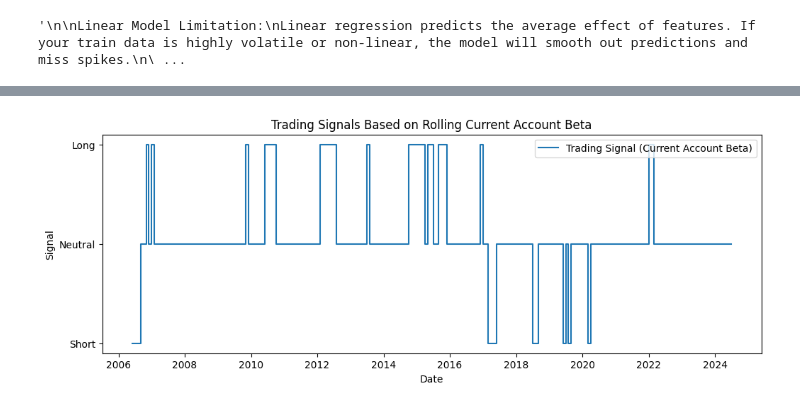
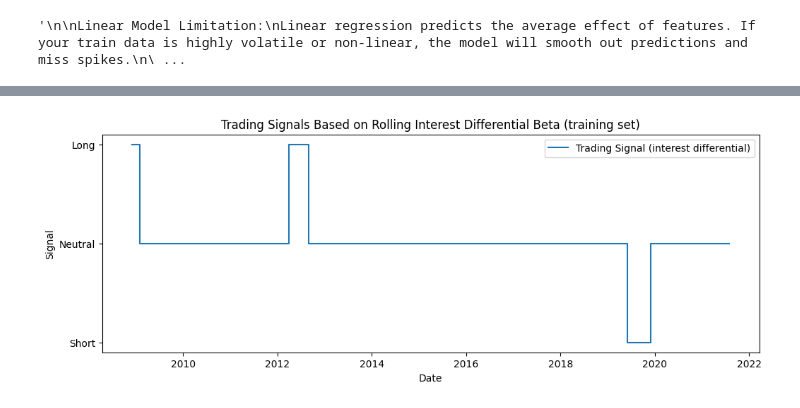
Before and after one commit to Adnan-Anwar-Data-enthusiast/Currency-speculation, a Jupyter notebook: 3. Modelling.ipynb, the cells around one changed output, grey strips where cells are left out. Cells and saved outputs as stored; diff of their text form; code cells hidden in the pictures.

Commit message:
threshold signals in  |0.1|

```diff
--- a/3. Modelling.ipynb
+++ b/3. Modelling.ipynb
@@ -87,7 +87,7 @@ swaps_df first date: 2006-01
 swaps_df last date: 2025-07
 # %%
 #lets create a function to divide the dataframe into train and test sets, based on the date
-def train_test_split_by_date(df, date_column, test_size=0.05):
+def train_test_split_by_date(df, date_column, test_size=0.2):
     """
     Splits the dataframe into train and test sets based on the date.
 
@@ -351,9 +351,10 @@ Notes:
 # %%
+#training betas
 import statsmodels.api as sm
 
-window = 6 # rolling window size (months)
-betas = []
-dates = []
+window = 36 # rolling window size (months)
+train_betas = []
+train_dates = []
 
 X = X_inflation_interest_current_diff_imp3_train
 Y = Y_train_USDJPY_pct
@@ -365,18 +366,18 @@ for start in range(len(X) - window + 1):
     Y_window = Y[start:end]
     X_window_const = sm.add_constant(X_window)
     model = sm.OLS(Y_window, X_window_const).fit()
-    betas.append(model.params.values)
-    dates.append(date_index[end-1])
+    train_betas.append(model.params.values)
+    train_dates.append(date_index[end-1])
 
-betas = np.array(betas)
-dates = np.array(dates)
+train_betas = np.array(train_betas)
+train_dates = np.array(train_dates)
 
 # Plot time-varying betas
 plt.figure(figsize=(12, 6))
-plt.plot(dates, betas[:, 1], label='Beta: Inflation')
-plt.plot(dates, betas[:, 2], label='Beta: Interest')
-plt.plot(dates, betas[:, 3], label='Beta: Current Account')
-plt.title('Rolling Window OLS Betas (36 months)')
+plt.plot(train_dates, train_betas[:, 1], label='Beta: Inflation')
+plt.plot(train_dates, train_betas[:, 2], label='Beta: Interest')
+plt.plot(train_dates, train_betas[:, 3], label='Beta: Current Account')
+plt.title('Rolling Window OLS training_Betas window timings')
 plt.xlabel('Date')
 plt.ylabel('Beta Value')
 plt.legend()
@@ -448,24 +429,23 @@ print(betas[:, 3])
 # %%
-# Example: Generate trading signals based on rolling betas for the current account
-
+# Calculating the signals for the train set (ony for interest rate diff)
 # 1. Set a threshold for signal generation (e.g., beta < -0.2 for short, beta > 0.2 for long)
-long_threshold = 0.2
-short_threshold = -0.2
+long_threshold = 0.1
+short_threshold = -0.1
 
 # 2. Generate signals: 1 for long, -1 for short, 0 for neutral
-signals = np.where(betas[:, 2] > long_threshold, 1,
-                   np.where(betas[:, 3] < short_threshold, -1, 0))
+signals = np.where(train_betas[:, 2] > long_threshold, 1,
+                   np.where(train_betas[:, 3] < short_threshold, -1, 0))
 
 # 3. Plot signals over time
 plt.figure(figsize=(12, 4))
-plt.plot(dates, signals, drawstyle='steps-post', label='Trading Signal (Current Account Beta)')
-plt.title('Trading Signals Based on Rolling Current Account Beta')
+plt.plot(train_dates, signals, drawstyle='steps-post', label='Trading Signal (interest differential)')
+plt.title('Trading Signals Based on Rolling Interest Differential Beta (training set)')
 plt.xlabel('Date')
 plt.ylabel('Signal')
 plt.yticks([-1, 0, 1], ['Short', 'Neutral', 'Long'])
 plt.legend()
 plt.show()
 
 # 4. (Optional) You can apply this logic to other betas or combine signals for multi-factor strategies.
 # %% [output]
-[figure, old version]
+[figure, new version]
```
Also changed, not shown: parts of 19 cells of this notebook, 2 other files.
